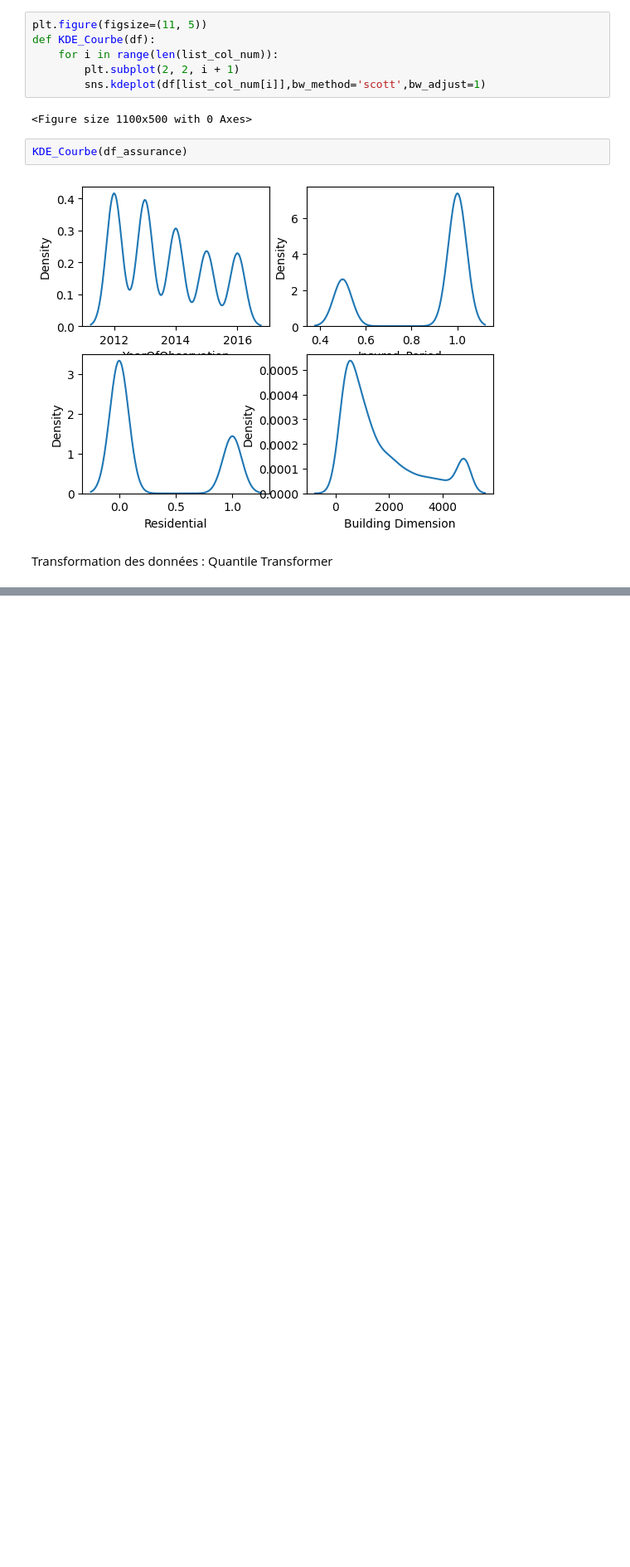
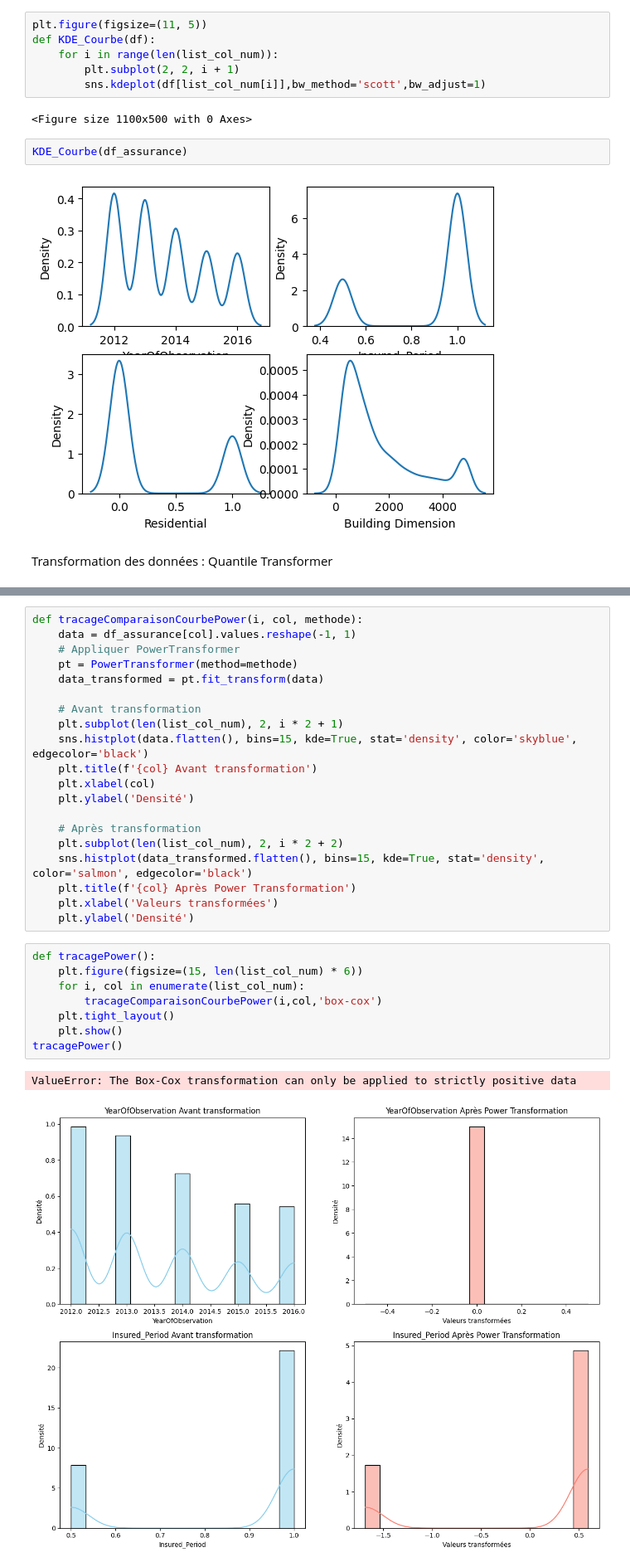
Before and after one commit to Sirine2002/Data_Mining, a Jupyter notebook: Projet.ipynb, the cells around one changed output, grey strips where cells are left out. Shown: that part at 83% size. Saved outputs shown, nothing was run; the diff lists cells and outputs as text; blank space fills up the shorter version.

```diff
--- a/Projet.ipynb
+++ b/Projet.ipynb
@@ -294,0 +291,31 @@ tracageUniform()
+# %%
+def tracageComparaisonCourbePower(i, col, methode):
+    data = df_assurance[col].values.reshape(-1, 1)
+    # Appliquer PowerTransformer
+    pt = PowerTransformer(method=methode)
+    data_transformed = pt.fit_transform(data)
+
+    # Avant transformation
+    plt.subplot(len(list_col_num), 2, i * 2 + 1)
+    sns.histplot(data.flatten(), bins=15, kde=True, stat='density', color='skyblue', edgecolor='black')
+    plt.title(f'{col} Avant transformation')
+    plt.xlabel(col)
+    plt.ylabel('Densité')
+
+    # Après transformation
+    plt.subplot(len(list_col_num), 2, i * 2 + 2)
+    sns.histplot(data_transformed.flatten(), bins=15, kde=True, stat='density', color='salmon', edgecolor='black')
+    plt.title(f'{col} Après Power Transformation')
+    plt.xlabel('Valeurs transformées')
+    plt.ylabel('Densité')
+# %%
+def tracagePower():
+    plt.figure(figsize=(15, len(list_col_num) * 6))
+    for i, col in enumerate(list_col_num):
+        tracageComparaisonCourbePower(i,col,'box-cox')
+    plt.tight_layout()
+    plt.show()
+tracagePower()
+# %% [output]
+ValueError: The Box-Cox transformation can only be applied to strictly positive data
+[figure, added]
```
Also changed, not shown: parts of 7 cells of this notebook.
